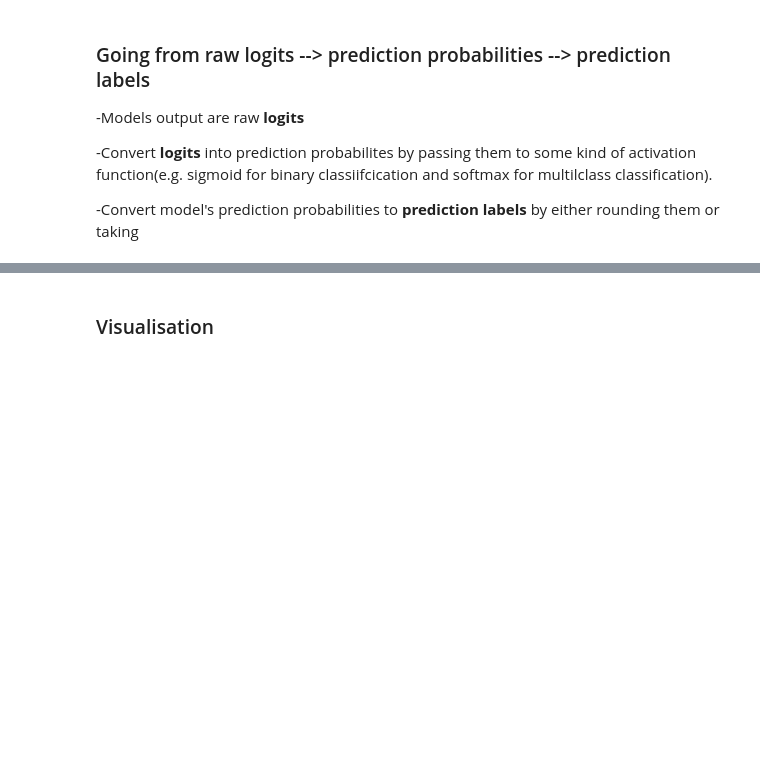
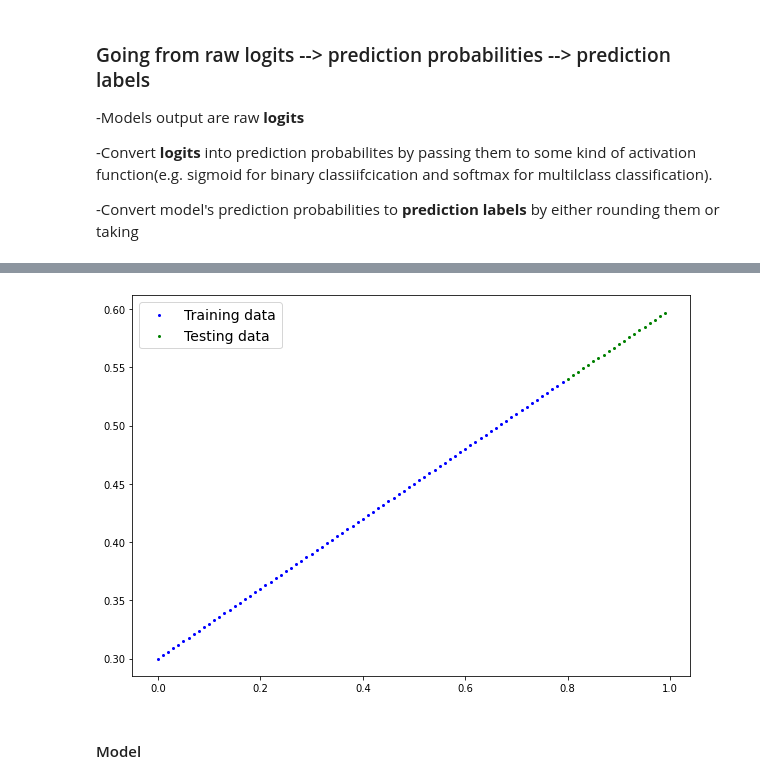
Before and after one commit to abhishek-mehra/cv-pytorch, a Jupyter notebook: colab/02_neural_network_classification_pytorch.ipynb, the cells around one changed output, grey strips where cells are left out. Drawn from its saved outputs; the diff is of its cells as text; code cells hidden in the pictures; blank space fills up the shorter version.

```diff
--- a/colab/02_neural_network_classification_pytorch.ipynb
+++ b/colab/02_neural_network_classification_pytorch.ipynb
@@ -379,0 +522,9 @@ The test set: accuracy:49.75000,  | test loss0.69368
+# %%
+bias = 0.3
+weight = 0.7
+
+x = torch.arange(0,1,0.01)
+
+X = x.unsqueeze(dim=1)
+
+y = bias*X + bias
@@ -380,2 +537,14 @@ The test set: accuracy:49.75000,  | test loss0.69368
+# %%
+trainindex = int(len(X)*0.8)
+
+X_train_regression = X[:trainindex]
+X_test_regression = X[trainindex:]
+
+y_train_regression = y[:trainindex]
+y_test_regression = y[trainindex:]
+# %%
+plot_predictions(X_train_regression,y_train_regression,X_test_regression,y_test_regression)
+# %% [output]
+[figure, added]
 # %% [markdown]
-### Visualisation
+#### Model
```
Also changed, not shown: parts of 78 cells of this notebook, 14 other files.
